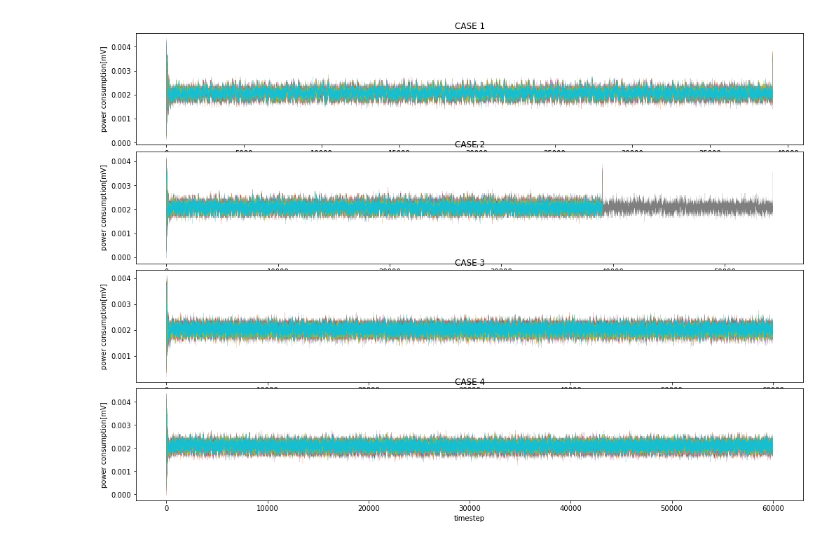
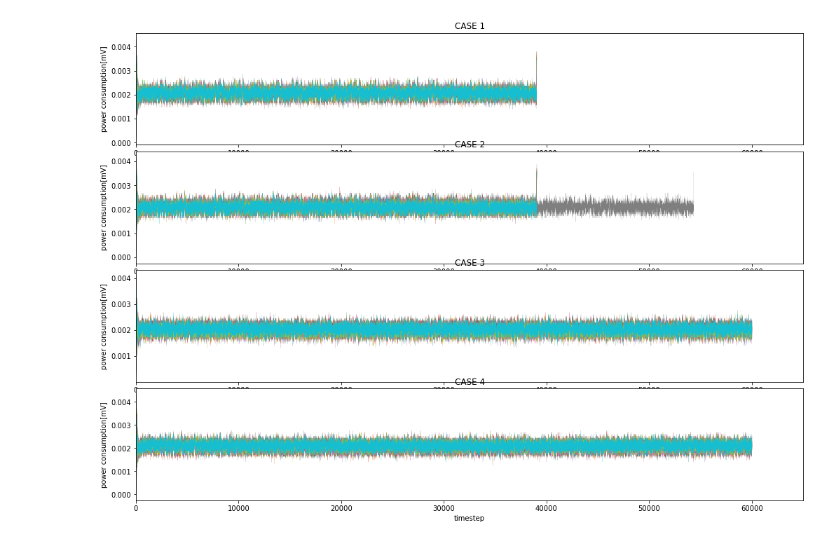
Before and after one commit to JB-Lee/CPA-with-ANN, a Jupyter notebook: src/trace_visualize.ipynb, the cells around one changed output. Saved outputs shown, nothing was run; the diff lists cells and outputs as text; code cells hidden in the pictures.

```diff
--- a/src/trace_visualize.ipynb
+++ b/src/trace_visualize.ipynb
@@ -13,32 +13,36 @@ plt.subplot(411)
 plt.title('CASE 1')
 plt.xlabel('timestep')
 plt.ylabel('power consumption[mV]')
+plt.xlim([0, 65000])
 df = pd.read_pickle('C:/Workspace/CPA/data/test/1.pkl')
 for x in df.iloc[key::256, :].trace:
     plt.plot(x)
 
 plt.subplot(412)
 plt.title('CASE 2')
 plt.xlabel('timestep')
 plt.ylabel('power consumption[mV]')
+plt.xlim([0, 65000])
 df = pd.read_pickle('C:/Workspace/CPA/data/method1/DPO4032_10_211108-191111.pkl')
 for x in df.iloc[key::256, :].trace:
     plt.plot(x)
 
 plt.subplot(413)
 plt.title('CASE 3')
 plt.xlabel('timestep')
 plt.ylabel('power consumption[mV]')
+plt.xlim([0, 65000])
 df = pd.read_pickle('C:/Workspace/CPA/data/method4/test/DPO4032_10_211112-181147.pkl')
 for x in df.iloc[key::256, :].trace:
     plt.plot(x)
 
 plt.subplot(414)
 plt.title('CASE 4')
 plt.xlabel('timestep')
 plt.ylabel('power consumption[mV]')
+plt.xlim([0, 65000])
 df = pd.read_pickle('C:/Workspace/CPA/data/method2/test/DPO4032_10_211109-121144.pkl')
 for x in df.iloc[key::256, :].trace:
     plt.plot(x)
 # %% [output]
-[figure, old version]
+[figure, new version]
```
